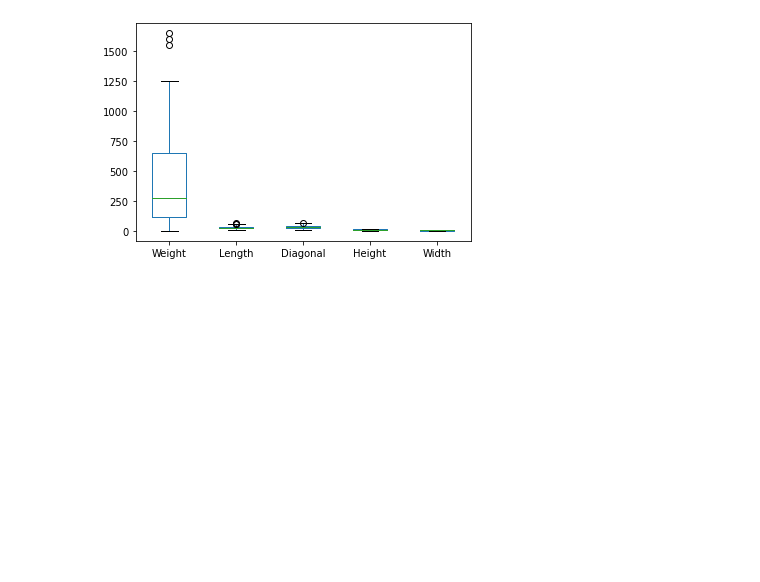
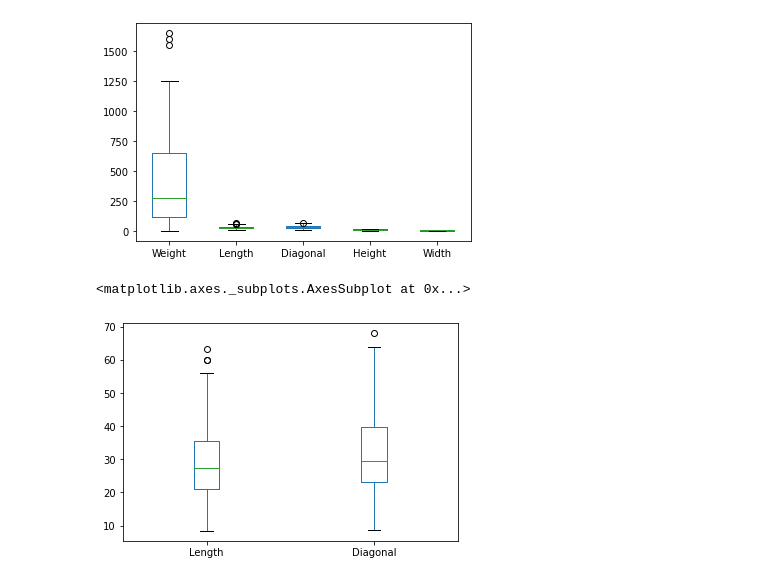
Before and after one commit to NCP08/ML_DL, a Jupyter notebook: exe/07.로지스틱 회귀.ipynb, the cells around one changed output. Cells and saved outputs as stored; diff of their text form; code cells hidden in the pictures; blank space fills up the shorter version.

```diff
--- a/exe/07.로지스틱 회귀.ipynb
+++ b/exe/07.로지스틱 회귀.ipynb
@@ -86,3 +86,8 @@ fish.plot(kind='box')
 # %% [output]
 <matplotlib.axes._subplots.AxesSubplot at 0x...>
 [figure]
+# %%
+fish[['Length', 'Diagonal']].plot(kind='box')
+# %% [output]
+<matplotlib.axes._subplots.AxesSubplot at 0x...>
+[figure, added]
```
Also changed, not shown: parts of 29 cells of this notebook.
